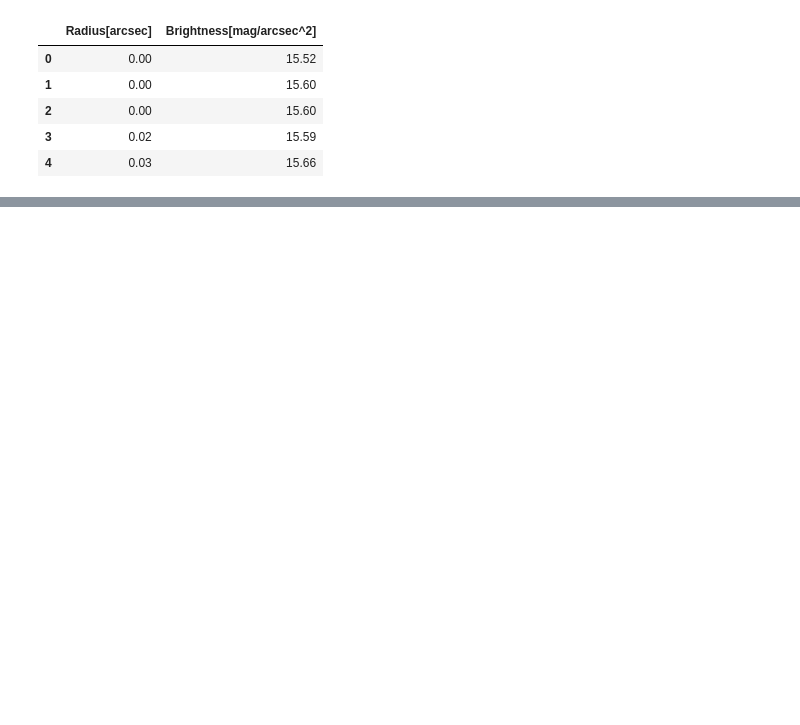
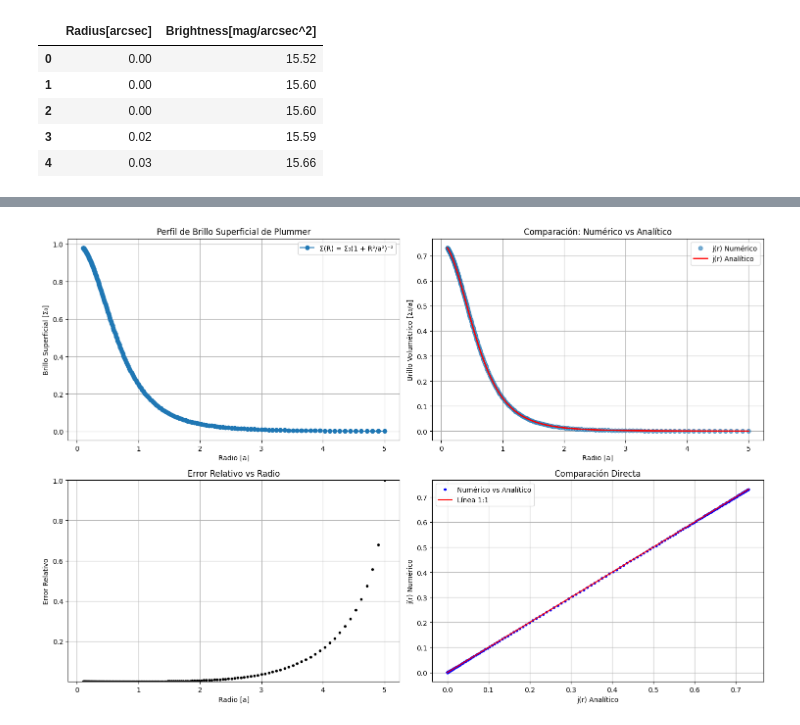
Before and after one commit to marianagomezcuartas/galaxias, a Jupyter notebook: practico1/code_P2.ipynb, the cells around one changed output, grey strips where cells are left out. Drawn from its saved outputs; the diff is of its cells as text; code cells hidden in the pictures; blank space fills up the shorter version.

```diff
--- a/practico1/code_P2.ipynb
+++ b/practico1/code_P2.ipynb
@@ -116,0 +207,85 @@ plt.show()
+# %%
+# Test con el perfil de Plummer
+# Parámetros
+Sigma0 = 1.0  # Intensidad central
+a = 1.0       # Radio de escala
+N = 200       # Número de puntos
+
+# Usamos espaciado logarítmico para mejor muestreo
+R_min, R_max = 0.1, 5
+R_plummer = np.logspace(np.log10(R_min), np.log10(R_max), N)
+
+# Crear el perfil de brillo superficial de Plummer
+I_plummer = Sigma0 * (1 + (R_plummer/a)**2)**(-2)
+
+# Calcular j(r) numéricamente usando nuestra función
+j_numerical_plummer = abel_inversion(R_plummer, I_plummer)
+
+# Calcular j(r) analíticamente para el perfil de Plummer
+j_analytical_plummer = (3*Sigma0/(4*a)) * (1 + (R_plummer/a)**2)**(-5/2)
+
+# Graficar comparación
+plt.figure(figsize=(15, 10))
+
+# Grafico 1: Perfil de Brillo Superficial
+plt.subplot(2, 2, 1)
+plt.plot(R_plummer, I_plummer, 'o-', label='Σ(R) = Σ₀(1 + R²/a²)⁻²')
+plt.xlabel('Radio [a]')
+plt.ylabel('Brillo Superficial [Σ₀]')
+plt.title('Perfil de Brillo Superficial de Plummer')
+plt.legend()
+plt.grid(True)
+#plt.xscale('log')
+#plt.yscale('log')
+
+# Grafico 2: Comparación de j(r)
+plt.subplot(2, 2, 2)
+plt.plot(R_plummer, j_numerical_plummer, 'o', label='j(r) Numérico', alpha=0.6)
+plt.plot(R_plummer, j_analytical_plummer, '-r', label='j(r) Analítico', linewidth=2)
+plt.xlabel('Radio [a]')
+plt.ylabel('Brillo Volumétrico [Σ₀/a]')
+plt.title('Comparación: Numérico vs Analítico')
+plt.legend()
+plt.grid(True)
+#plt.xscale('log')
+#plt.yscale('log')
+
+# Grafico 3: Error Relativo
+plt.subplot(2, 2, 3)
+error_relativo_plummer = np.abs(j_numerical_plummer - j_analytical_plummer) / j_analytical_plummer
+plt.plot(R_plummer, error_relativo_plummer, 'k.')
+plt.xlabel('Radio [a]')
+plt.ylabel('Error Relativo')
+plt.title('Error Relativo vs Radio')
+plt.grid(True)
+#plt.xscale('log')
+#plt.yscale('log')
+plt.ylim(1e-6, 1)  # Limitamos el rango del error para mejor visualización
+
+# Grafico 4: Comparación directa
+plt.subplot(2, 2, 4)
+plt.plot(j_analytical_plummer, j_numerical_plummer, 'b.', label='Numérico vs Analítico')
+plt.plot([j_analytical_plummer.min(), j_analytical_plummer.max()],
+         [j_analytical_plummer.min(), j_analytical_plummer.max()],
+         'r-', label='Línea 1:1')
+plt.xlabel('j(r) Analítico')
+plt.ylabel('j(r) Numérico')
+plt.title('Comparación Directa')
+plt.legend()
+plt.grid(True)
+#plt.xscale('log')
+#plt.yscale('log')
+
+plt.tight_layout()
+plt.show()
+
+# Calcular estadísticas del error
+error_relativo_valid_plummer = error_relativo_plummer[np.isfinite(error_relativo_plummer)]
+error_promedio = np.mean(error_relativo_valid_plummer)
+error_mediano = np.median(error_relativo_valid_plummer)
+print(f"Error relativo promedio: {error_promedio:.2%}")
+print(f"Error relativo mediano: {error_mediano:.2%}")
+print(f"Error máximo: {np.max(error_relativo_valid_plummer):.2%}")
+print(f"Error mínimo: {np.min(error_relativo_valid_plummer):.2%}")
+print(f"Fracción de puntos válidos: {len(error_relativo_valid_plummer)/len(error_relativo_plummer):.1%}")
+# %% [output]
@@ -116,0 +300 @@ plt.show()
+[figure, added]
```
Also changed, not shown: parts of 11 cells of this notebook.
